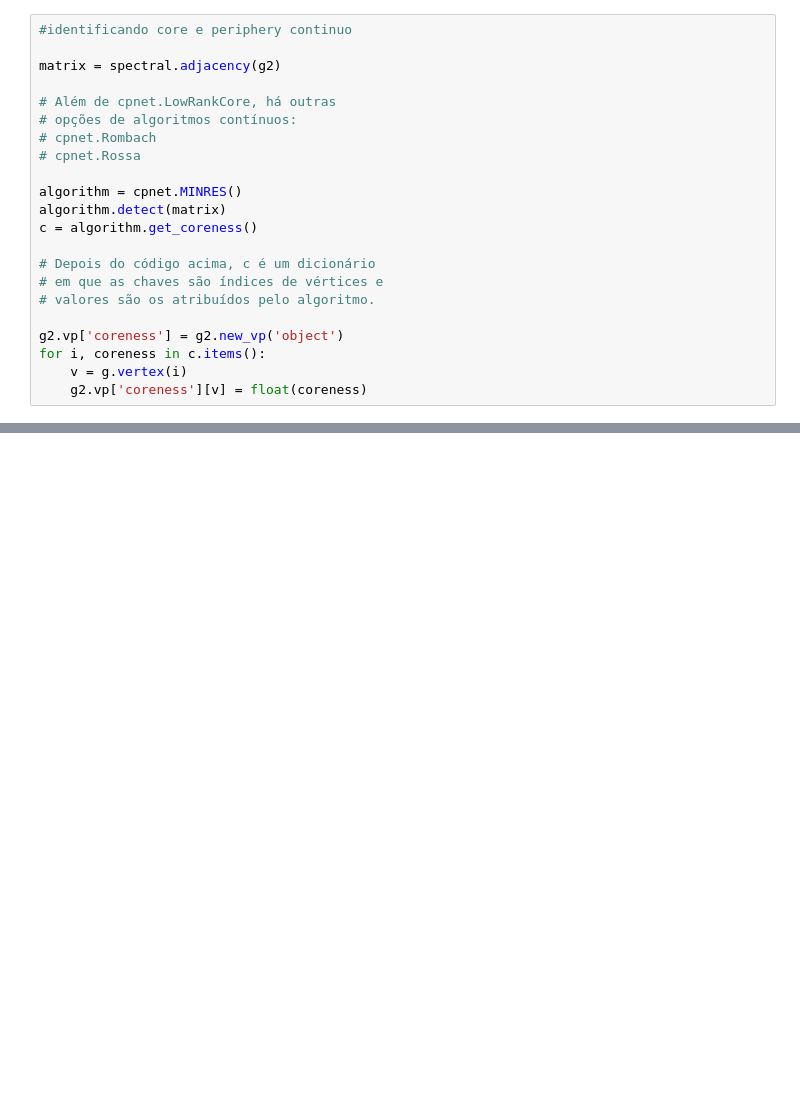
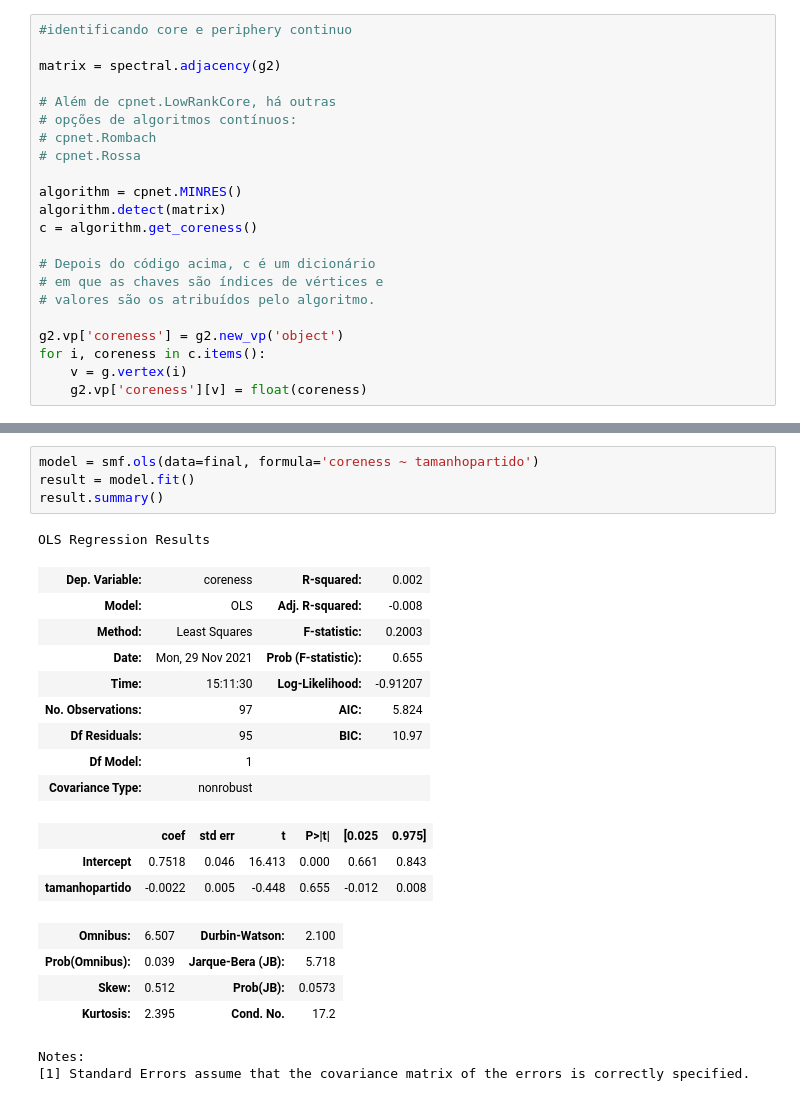
Before and after one commit to hashiprobr-classroom/parte-tecnica-do-projeto-grupod, a Jupyter notebook: notebooks/Projeto.ipynb, the cells around one changed output, grey strips where cells are left out. Drawn from its saved outputs; the diff is of its cells as text; blank space fills up the shorter version.

```diff
--- a/notebooks/Projeto.ipynb
+++ b/notebooks/Projeto.ipynb
@@ -560,0 +562,24 @@ plt.show()
+# %%
+model = smf.ols(data=final, formula='coreness ~ tamanhopartido')
+result = model.fit()
+result.summary()
+# %% [output]
+OLS Regression Results
+| Dep. Variable: | coreness | R-squared: | 0.002 |
+| Model: | OLS | Adj. R-squared: | -0.008 |
+| Method: | Least Squares | F-statistic: | 0.2003 |
+| Date: | Mon, 29 Nov 2021 | Prob (F-statistic): | 0.655 |
+| Time: | 15:11:30 | Log-Likelihood: | -0.91207 |
+| No. Observations: | 97 | AIC: | 5.824 |
+| Df Residuals: | 95 | BIC: | 10.97 |
+| Df Model: | 1 |  |  |
+| Covariance Type: | nonrobust |  |  |
+|  | coef | std err | t | P>|t| | [0.025 | 0.975] |
+| Intercept | 0.7518 | 0.046 | 16.413 | 0.000 | 0.661 | 0.843 |
+| tamanhopartido | -0.0022 | 0.005 | -0.448 | 0.655 | -0.012 | 0.008 |
+| Omnibus: | 6.507 | Durbin-Watson: | 2.100 |
+| Prob(Omnibus): | 0.039 | Jarque-Bera (JB): | 5.718 |
+| Skew: | 0.512 | Prob(JB): | 0.0573 |
+| Kurtosis: | 2.395 | Cond. No. | 17.2 |
+Notes:
+[1] Standard Errors assume that the covariance matrix of the errors is correctly specified.
```
Also changed, not shown: parts of 4 cells of this notebook.
